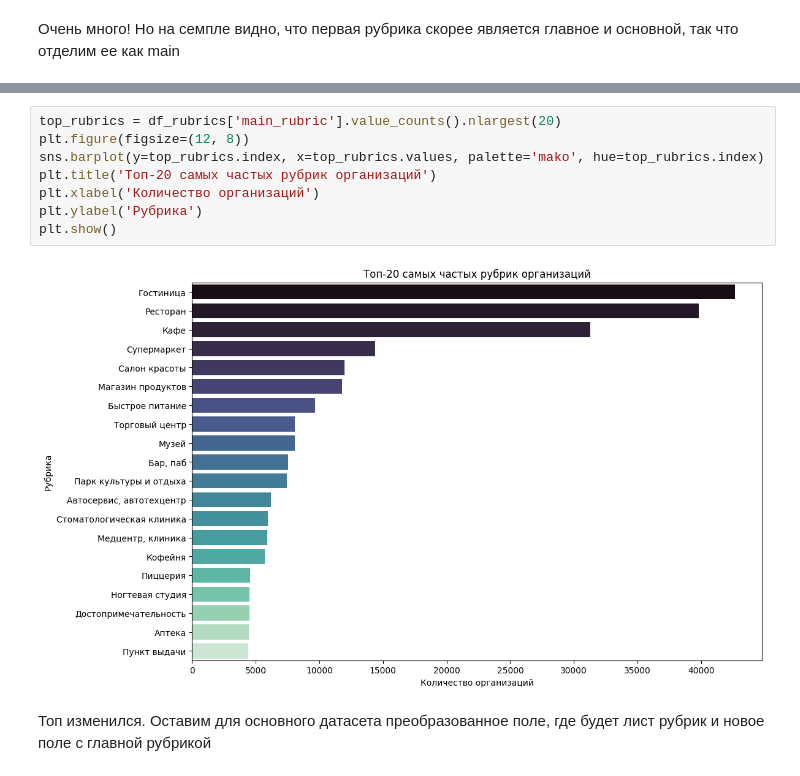
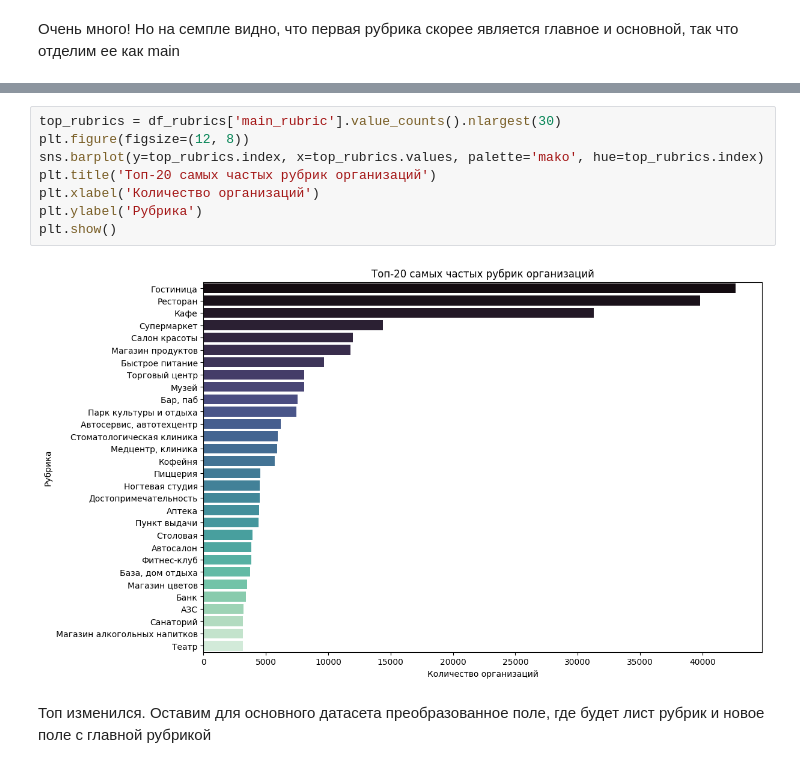
Before and after one commit to Zaides01/GP3, a Jupyter notebook: EDA.ipynb, the cells around one changed output, grey strips where cells are left out. Saved outputs shown, nothing was run; the diff lists cells and outputs as text.

```diff
--- a/EDA.ipynb
+++ b/EDA.ipynb
@@ -452,15 +454,15 @@ df_rubrics.head()
 | 3 | Санкт-Петербург, проспект Энгельс... | Snow-Express | 4.0 | Пункт проката;Прокат велосипедов;... | Хорошие условия аренды. \nДружелю... | [Пункт проката, Прокат велосипедо... | сноw-еxпресс | Пункт проката |
 | 4 | Тверь, Волоколамский проспект, 39 | Студия Beauty Brow | 5.0 | Салон красоты;Визажисты, стилисты... | Топ мастер Ангелина топ во всех с... | [Салон красоты, Визажисты, стилис... | студия беаут броw | Салон красоты |
 # %%
-top_rubrics = df_rubrics['main_rubric'].value_counts().nlargest(20)
+top_rubrics = df_rubrics['main_rubric'].value_counts().nlargest(30)
 plt.figure(figsize=(12, 8))
 sns.barplot(y=top_rubrics.index, x=top_rubrics.values, palette='mako', hue=top_rubrics.index)
 plt.title('Топ-20 самых частых рубрик организаций')
 plt.xlabel('Количество организаций')
 plt.ylabel('Рубрика')
 plt.show()
 # %% [output]
-[figure, old version]
+[figure, new version]
 # %% [markdown]
 Топ изменился. Оставим для основного датасета преобразованное поле, где будет лист рубрик и новое поле с главной рубрикой
 # %%
```
Also changed, not shown: parts of 35 cells of this notebook, 1 other file.
